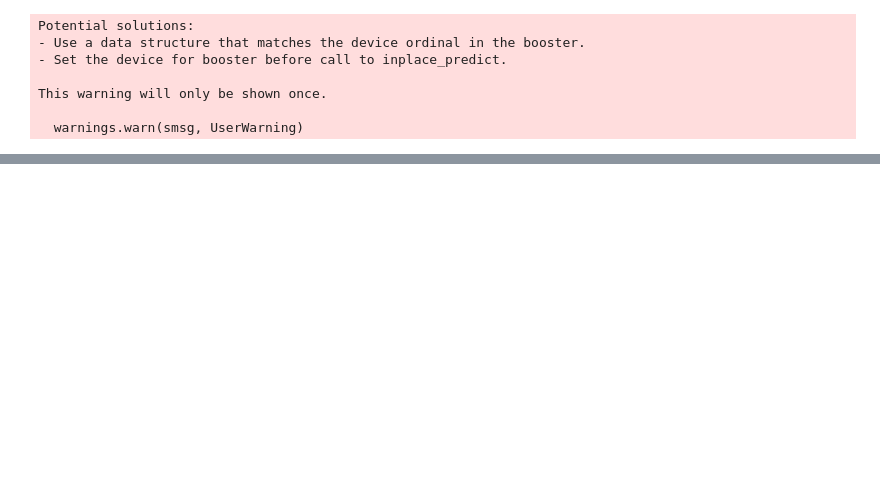
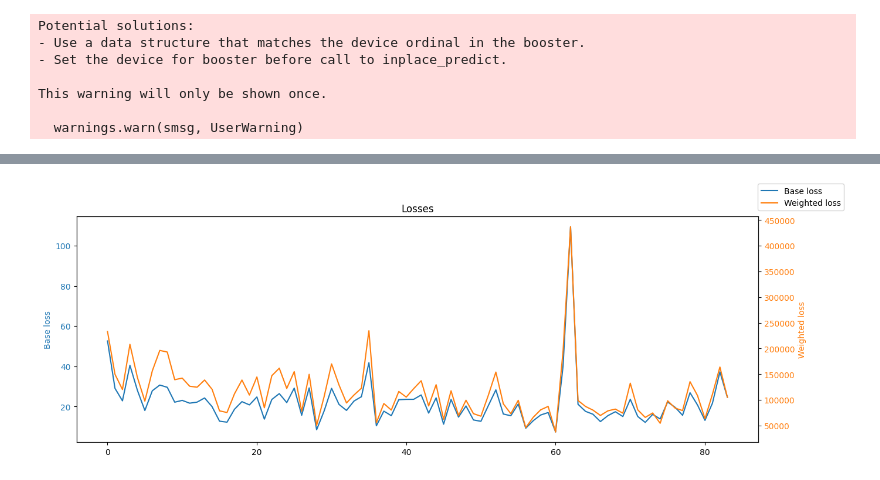
Before and after one commit to BotondProhaszka/msc_szakdolgozat, a Jupyter notebook: modeling.ipynb, the cells around one changed output, grey strips where cells are left out. Cells and saved outputs as stored; diff of their text form; code cells hidden in the pictures; blank space fills up the shorter version.

```diff
--- a/modeling.ipynb
+++ b/modeling.ipynb
@@ -259,0 +296,4 @@ plot_losses(gbr_base_loss, gbr_weighted_loss)
+# %%
+plot_losses(dtr_base_loss, dtr_weighted_loss)
+# %% [output]
+[figure, added]
```
Also changed, not shown: parts of 14 cells of this notebook.
